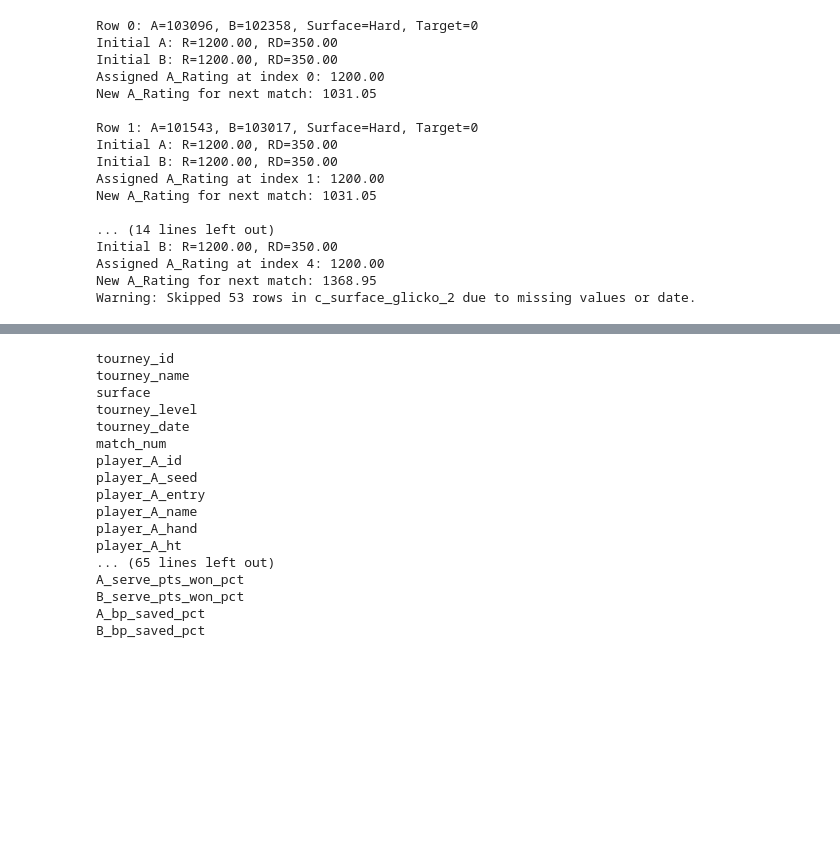
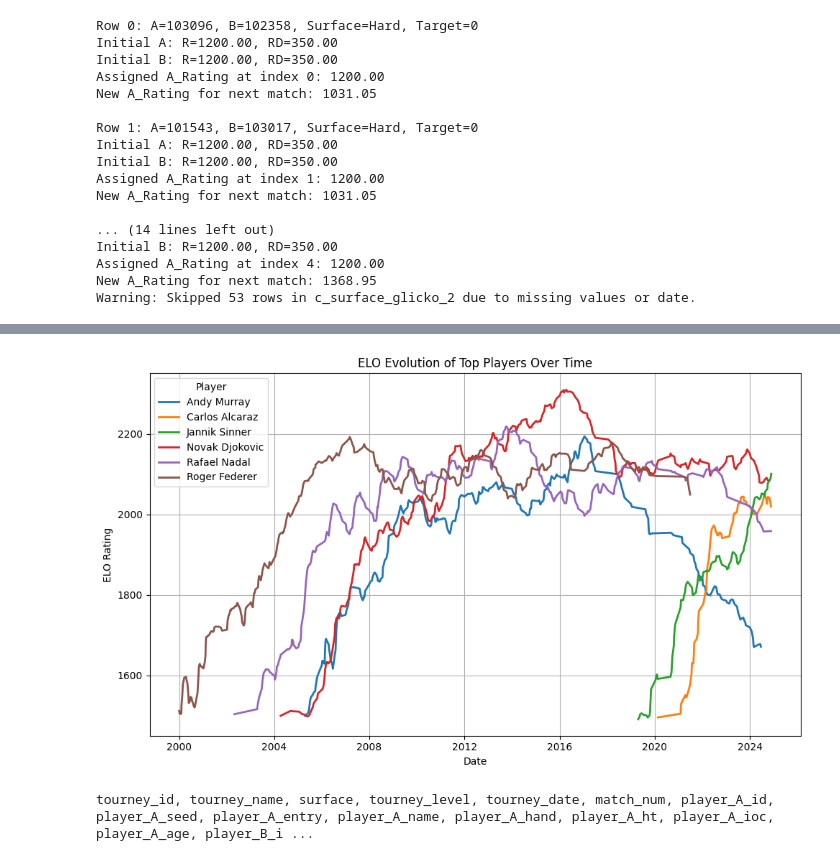
Before and after one commit to rbravez/tennis, a Jupyter notebook: notebook.ipynb, the cells around one changed output, grey strips where cells are left out. Cells and saved outputs as stored; diff of their text form; code cells hidden in the pictures; blank space fills up the shorter version.

Commit message:
updating and visualization stuff

```diff
--- a/notebook.ipynb
+++ b/notebook.ipynb
@@ -72,2 +69,7 @@ np.float64(78.0)
 # %%
 df = age.add_age_optimality_features(df)
+# %%
+df = elo.calculate_general_elo(df)
+df = elo.calculate_surface_elo(df)
+# %%
+df_elo = df[['tourney_date', 'player_A_id', 'player_A_name', 'player_B_id', 'player_B_name', 'A_Elo_Overall', 'B_Elo_Overall']]
@@ -74,24 +93,62 @@ df = age.add_age_optimality_features(df)
+# %%
+import pandas as pd
+import matplotlib.pyplot as plt
+
+# --- 1) Prepare the dataset ---
+df = df_elo.copy()
+
+# Stack A/B players into one long table
+a = df[['tourney_date', 'player_A_id', 'player_A_name', 'A_Elo_Overall']].rename(
+    columns={'player_A_id':'player_id', 'player_A_name':'player_name', 'A_Elo_Overall':'Elo'}
+)
+b = df[['tourney_date', 'player_B_id', 'player_B_name', 'B_Elo_Overall']].rename(
+    columns={'player_B_id':'player_id', 'player_B_name':'player_name', 'B_Elo_Overall':'Elo'}
+)
+long = pd.concat([a, b], ignore_index=True)
+
+# Sort and smooth for visual clarity (optional)
+long = long.sort_values(['player_id', 'tourney_date'])
+long['Elo_smooth'] = (
+    long.groupby('player_id', group_keys=False)['Elo']
+        .apply(lambda s: s.rolling(5, min_periods=1).mean())
+)
+
+# --- 2) Identify top N players by their peak Elo ---
+N = 6
+peaks = (long.groupby(['player_id','player_name'])['Elo_smooth']
+              .max()
+              .reset_index()
+              .sort_values('Elo_smooth', ascending=False))
+top_players = peaks.head(N)
+top_ids = set(top_players['player_id'])
+
+# Filter dataset to top players only
+top_data = long[long['player_id'].isin(top_ids)].copy()
+
+# Aggregate to one Elo value per player per date (mean avoids duplicate date issues)
+top_data = (top_data
+            .groupby(['player_id','player_name','tourney_date'], as_index=False)['Elo_smooth']
+            .mean())
+
+# --- 3) Plot the ELO evolution ---
+plt.figure(figsize=(10, 6))
+for name, g in top_data.groupby('player_name'):
+    plt.plot(g['tourney_date'], g['Elo_smooth'], label=name, linewidth=2)
+
+plt.title('ELO Evolution of Top Players Over Time')
+plt.xlabel('Date')
+plt.ylabel('ELO Rating')
+plt.legend(title="Player", loc="upper left")
+plt.grid(True)
+plt.tight_layout()
+plt.show()
+# %% [output]
+[figure, added]
 # %%
 df = serve.serve_statistics_averages(df)
 # %%
 for col in df.columns:
-    print(col)
+    print(col+', ', end='')
 # %% [output]
-tourney_id
-tourney_name
-surface
-tourney_level
-tourney_date
-match_num
-player_A_id
-player_A_seed
-player_A_entry
-player_A_name
-player_A_hand
-player_A_ht
-... (65 lines left out)
-A_serve_pts_won_pct
-B_serve_pts_won_pct
-A_bp_saved_pct
-B_bp_saved_pct
+tourney_id, tourney_name, surface, tourney_level, tourney_date, match_num, player_A_id, player_A_seed, player_A_entry, player_A_name, player_A_hand, player_A_ht, player_A_ioc, player_A_age, player_B_i ...
 # %%
```
Also changed, not shown: parts of 20 cells of this notebook, 3 other files.
